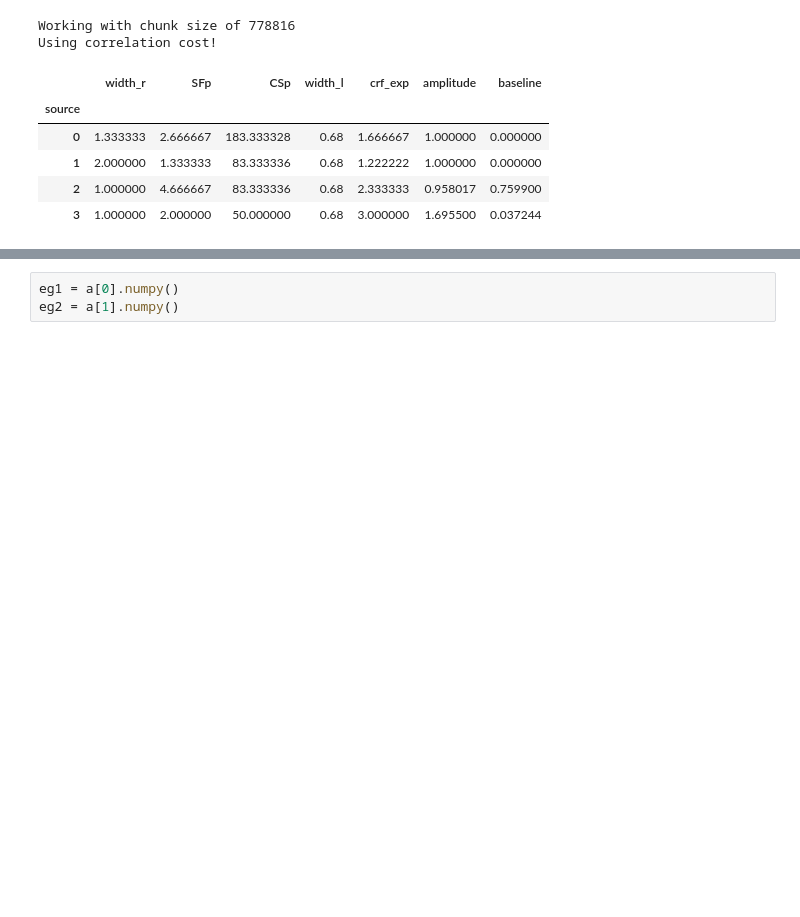
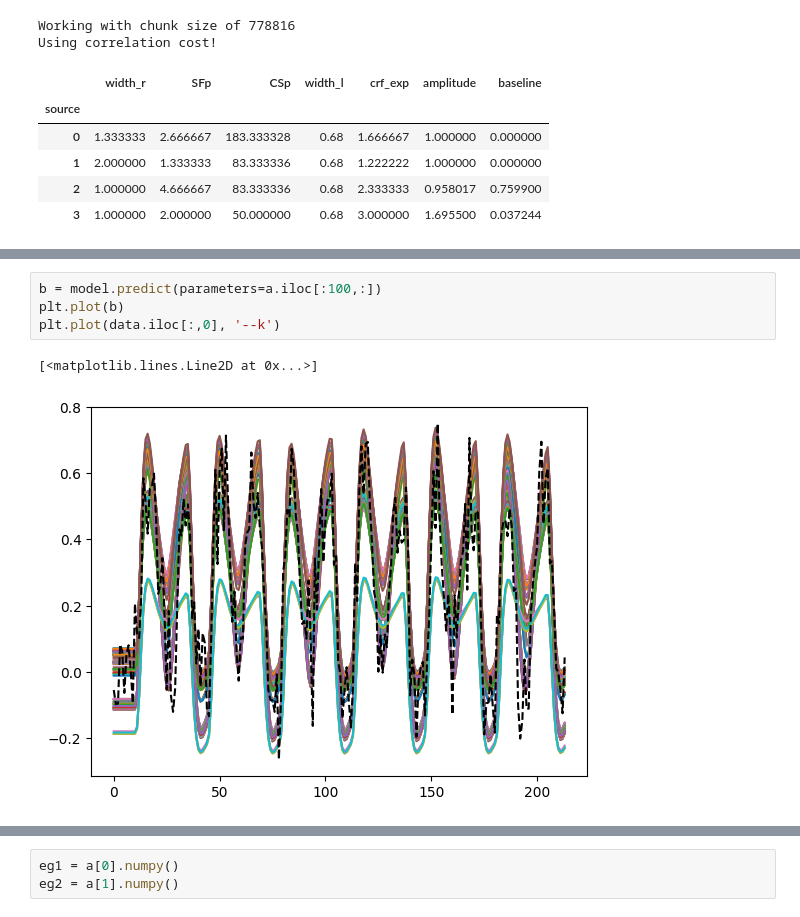
Before and after one commit to mdaghlian/braincoder_bprf, a Jupyter notebook: notebooks/CSENF_mcmc.ipynb, the cells around one changed output, grey strips where cells are left out. Cells and saved outputs as stored; diff of their text form; blank space fills up the shorter version.

```diff
--- a/notebooks/CSENF_mcmc.ipynb
+++ b/notebooks/CSENF_mcmc.ipynb
@@ -107,0 +236,7 @@ Running HMC...
+# %%
+b = model.predict(parameters=a.iloc[:100,:])
+plt.plot(b)
+plt.plot(data.iloc[:,0], '--k')
+# %% [output]
+[<matplotlib.lines.Line2D at 0x...>]
+[figure, added]
```
Also changed, not shown: parts of 13 cells of this notebook, 2 other files.
